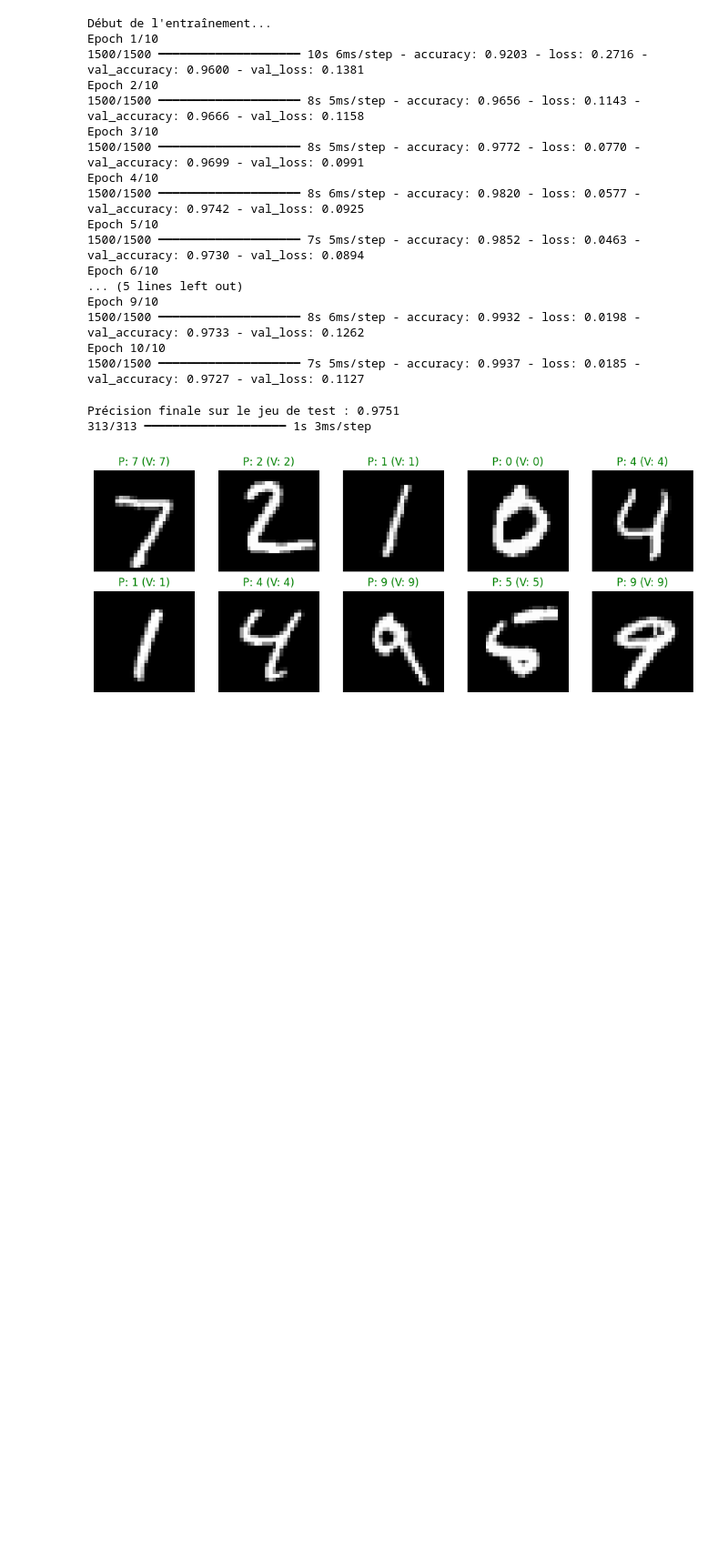
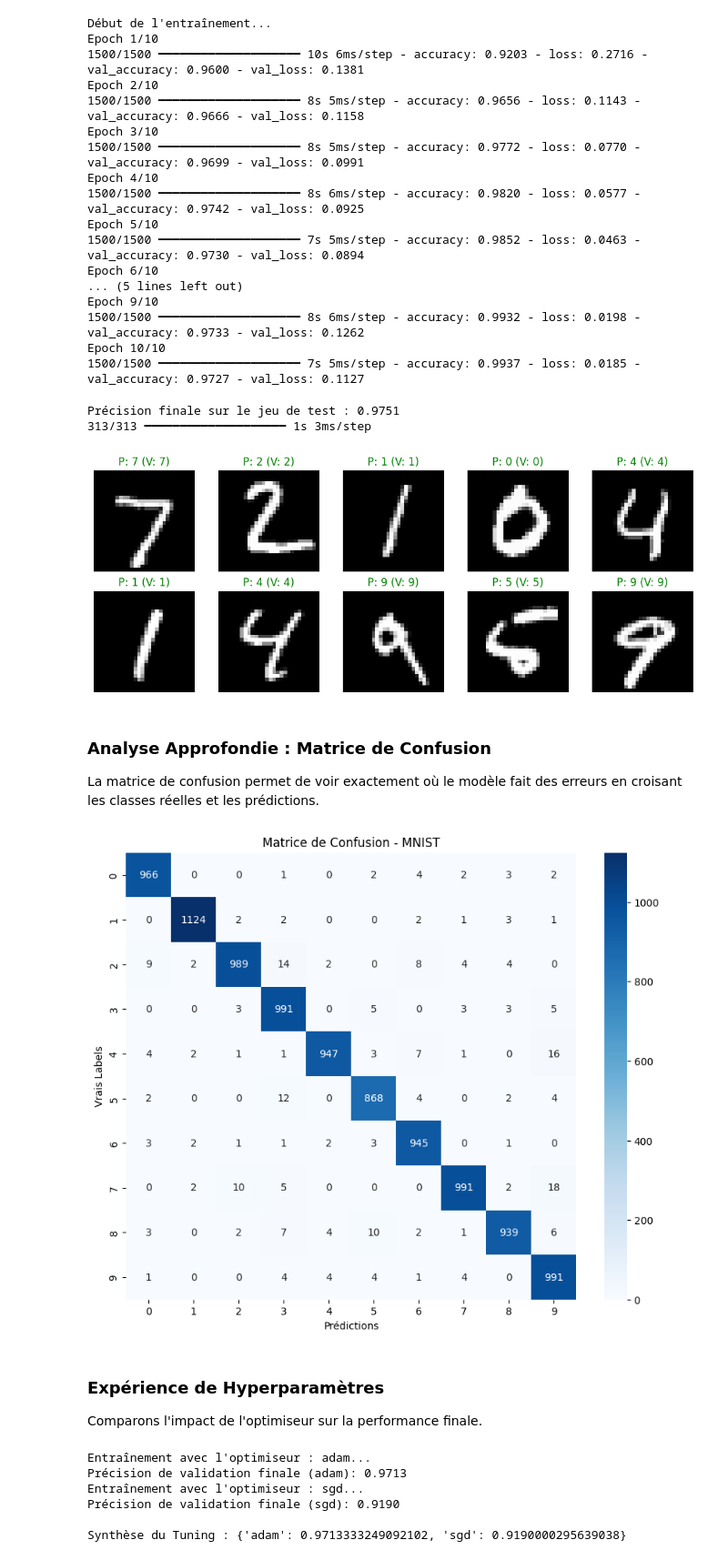
Before and after one commit to Kiyalah/DI_Bootcamp, a Jupyter notebook: week_5/day_1/Daily_challenge_w5_d1.ipynb, the cells around one changed output. Shown at 91% size. Saved outputs shown, nothing was run; the diff lists cells and outputs as text; code cells hidden in the pictures; blank space fills up the shorter version.

```diff
--- a/week_5/day_1/Daily_challenge_w5_d1.ipynb
+++ b/week_5/day_1/Daily_challenge_w5_d1.ipynb
@@ -168,3 +168,57 @@ plt.show()
 Précision finale sur le jeu de test : 0.9751
 313/313 ━━━━━━━━━━━━━━━━━━━━ 1s 3ms/step
 [figure]
+# %% [markdown]
+###  Analyse Approfondie : Matrice de Confusion
+La matrice de confusion permet de voir exactement où le modèle fait des erreurs en croisant les classes réelles et les prédictions.
+# %%
+from sklearn.metrics import confusion_matrix
+import seaborn as sns
+
+# Conversion des prédictions probas en labels
+y_pred_labels = np.argmax(predictions, axis=1)
+
+# Calcul de la matrice
+cm = confusion_matrix(y_test, y_pred_labels)
+
+# Visualisation avec Seaborn
+plt.figure(figsize=(10, 8))
+sns.heatmap(cm, annot=True, fmt='d', cmap='Blues',
+            xticklabels=range(10), yticklabels=range(10))
+plt.xlabel('Prédictions')
+plt.ylabel('Vrais Labels')
+plt.title('Matrice de Confusion - MNIST')
+plt.show()
+# %% [output]
+[figure, added]
+# %% [markdown]
+### Expérience de Hyperparamètres
+Comparons l'impact de l'optimiseur sur la performance finale.
+# %%
+def build_model(optimizer='adam'):
+    model = models.Sequential([
+        layers.Input(shape=(28, 28)),
+        layers.Flatten(),
+        layers.Dense(128, activation='relu'),
+        layers.Dense(10, activation='softmax')
+    ])
+    model.compile(optimizer=optimizer, loss='categorical_crossentropy', metrics=['accuracy'])
+    return model
+
+results = {}
+
+for opt in ['adam', 'sgd']:
+    print(f"Entraînement avec l'optimiseur : {opt}...")
+    temp_model = build_model(opt)
+    h = temp_model.fit(x_train, y_train_cat, epochs=5, batch_size=64, validation_split=0.2, verbose=0)
+    results[opt] = h.history['val_accuracy'][-1]
+    print(f"Précision de validation finale ({opt}): {results[opt]:.4f}")
+
+print("\nSynthèse du Tuning :", results)
+# %% [output]
+Entraînement avec l'optimiseur : adam...
+Précision de validation finale (adam): 0.9713
+Entraînement avec l'optimiseur : sgd...
+Précision de validation finale (sgd): 0.9190
+
+Synthèse du Tuning : {'adam': 0.9713333249092102, 'sgd': 0.9190000295639038}
```
Also changed, not shown: parts of 1 cell of this notebook, 1 other file.
